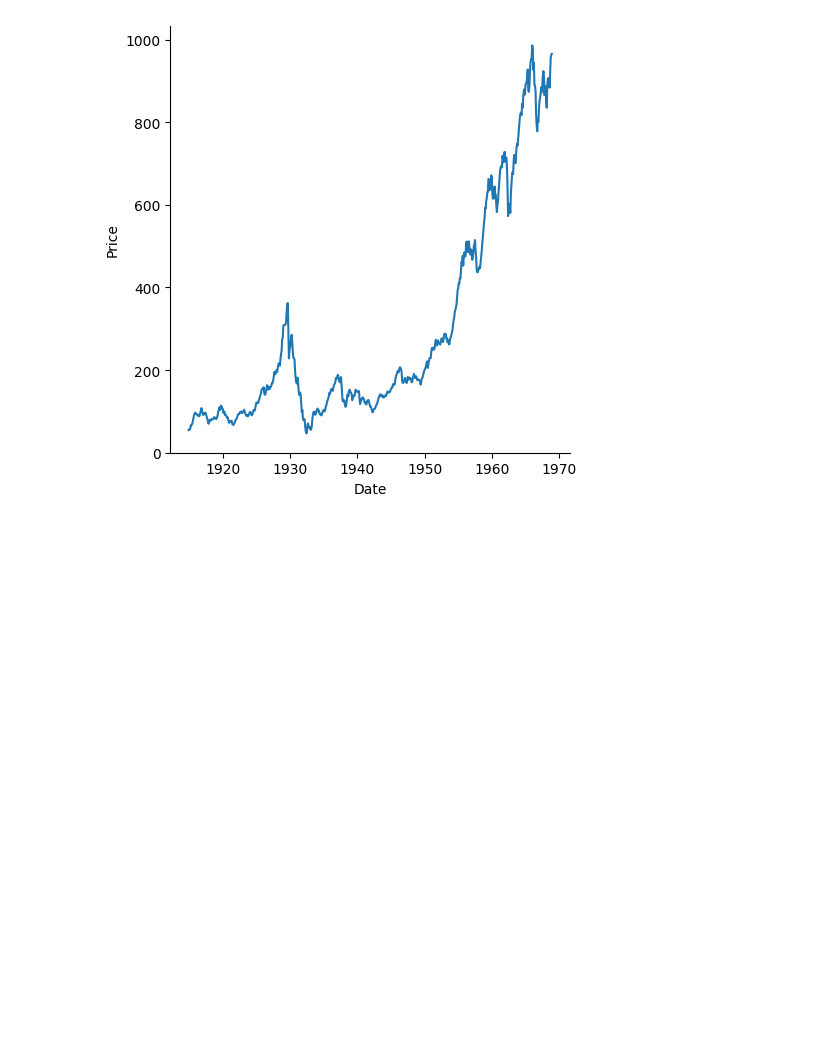
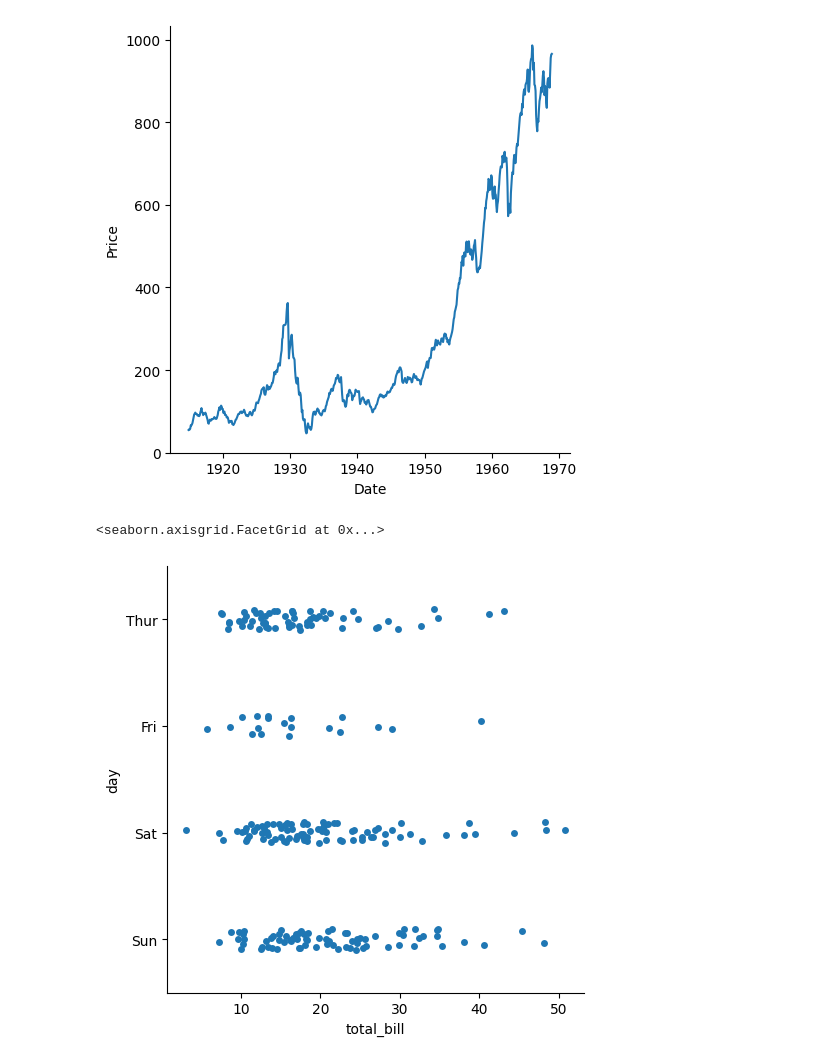
Before and after one commit to kamala999/Python-test-code, a Jupyter notebook: Day_12_Plotting_features,_Plotting_typesCode3_Covid_19_analysis.ipynb, the cells around one changed output. Saved outputs shown, nothing was run; the diff lists cells and outputs as text; code cells hidden in the pictures; blank space fills up the shorter version.

```diff
--- a/Day_12_Plotting_features,_Plotting_typesCode3_Covid_19_analysis.ipynb
+++ b/Day_12_Plotting_features,_Plotting_typesCode3_Covid_19_analysis.ipynb
@@ -128,3 +128,8 @@ sns.relplot(data=dj, x ="Date", y = "Price", kind = "line")
 # %% [output]
 <seaborn.axisgrid.FacetGrid at 0x...>
 [figure]
+# %%
+sns.catplot(data=t, x ="total_bill", y = "day",)
+# %% [output]
+<seaborn.axisgrid.FacetGrid at 0x...>
+[figure, added]
```
Also changed, not shown: parts of 2 cells of this notebook.
